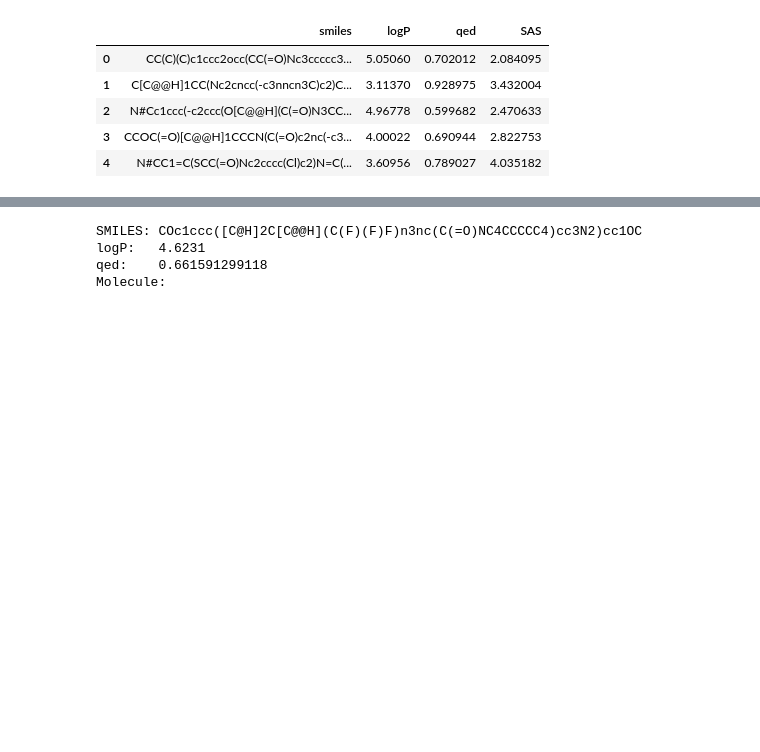
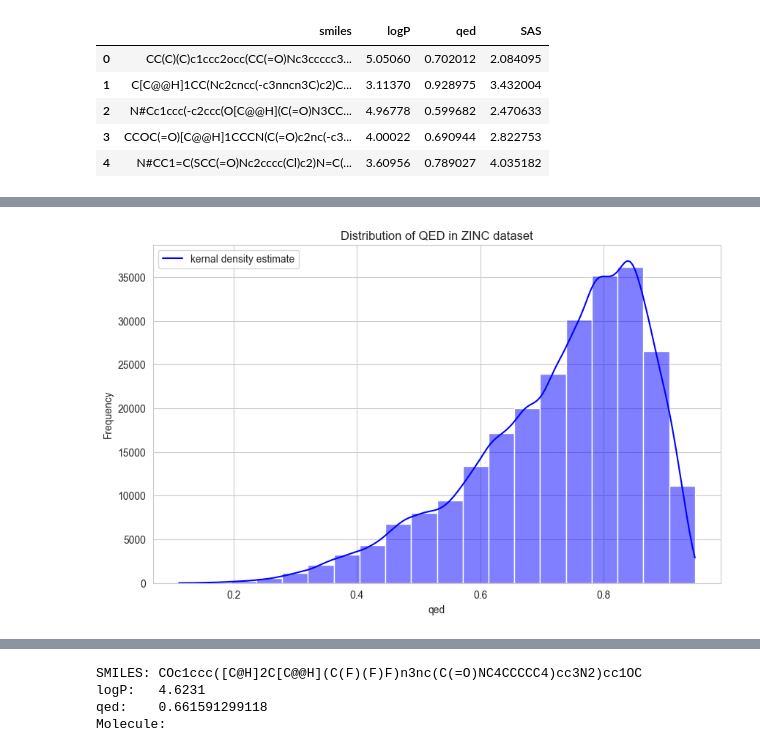
Before and after one commit to rushichavda/Drug-Discovery, a Jupyter notebook: drug_disco.ipynb, the cells around one changed output, grey strips where cells are left out. Drawn from its saved outputs; the diff is of its cells as text; code cells hidden in the pictures; blank space fills up the shorter version.

```diff
--- a/drug_disco.ipynb
+++ b/drug_disco.ipynb
@@ -61,0 +91,15 @@ df.describe()
+# %%
+#plot qed distribution
+import matplotlib.pyplot as plt
+import seaborn as sns
+
+plt.figure(figsize=(10, 6))
+
+sns.histplot(df['qed'], bins=20, color='blue', kde=True, label='Number of compounds')
+plt.xlabel('qed')
+plt.ylabel('Frequency')
+plt.title('Distribution of QED in ZINC dataset')
+plt.legend(['kernal density estimate'])
+plt.show()
+# %% [output]
+[figure, added]
```
Also changed, not shown: parts of 14 cells of this notebook, 3 other files.
